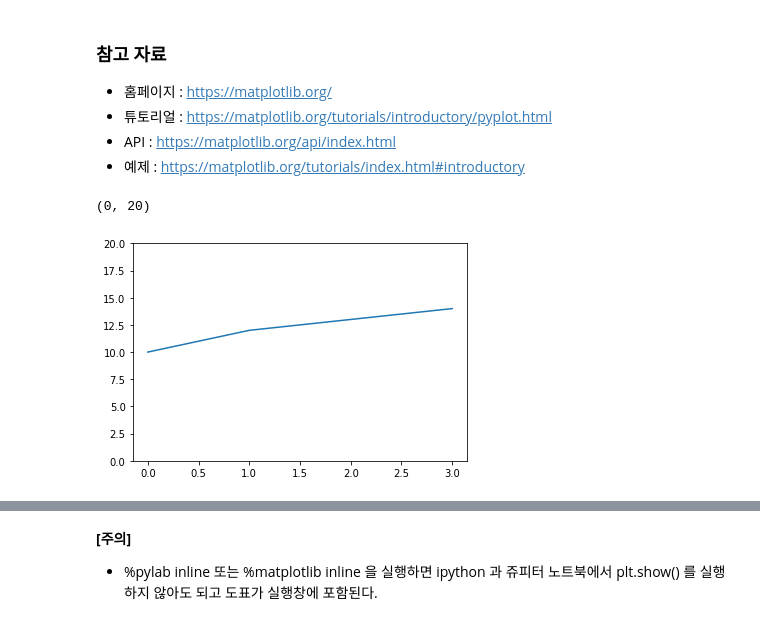
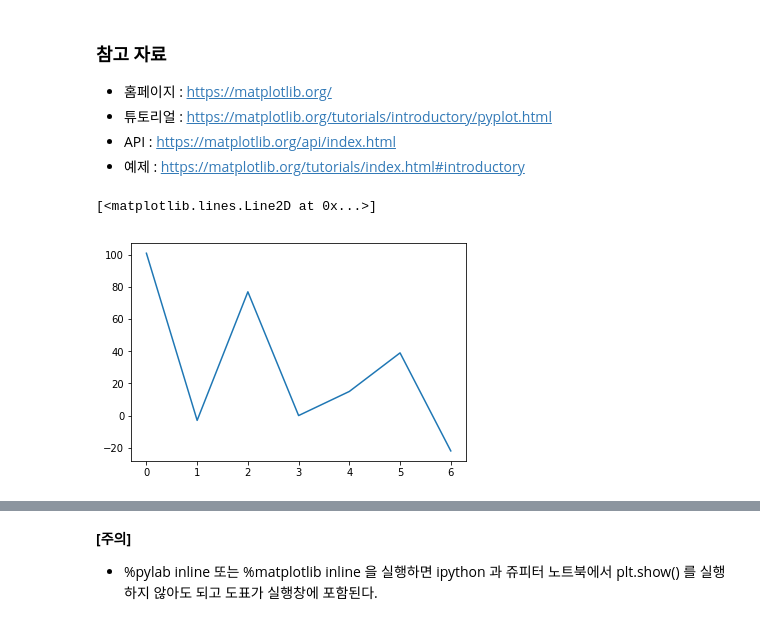
Before and after one commit to gubosd/lecture6, a Jupyter notebook: 파이썬고급/03_matplotlib_01.ipynb, the cells around one changed output, grey strips where cells are left out. Drawn from its saved outputs; the diff is of its cells as text; code cells hidden in the pictures.

```diff
--- a/파이썬고급/03_matplotlib_01.ipynb
+++ b/파이썬고급/03_matplotlib_01.ipynb
@@ -24,8 +24,8 @@
 import numpy as np
 import matplotlib.pyplot as plt
 # %%
-plt.plot([10,12,13,14])
-plt.ylim(0,20)
+plt.plot([101, -3, 77, 0, 15, 39, -22])
+#plt.ylim(0,20)
 # %% [output]
-(0, 20)
+[<matplotlib.lines.Line2D at 0x...>]
-[figure, old version]
+[figure, new version]
```
Also changed, not shown: parts of 17 cells of this notebook.
